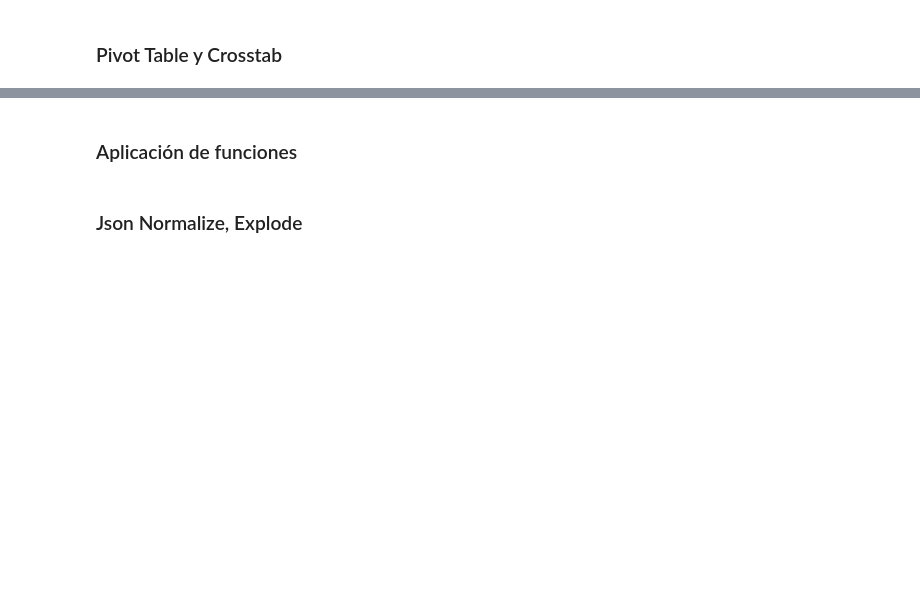
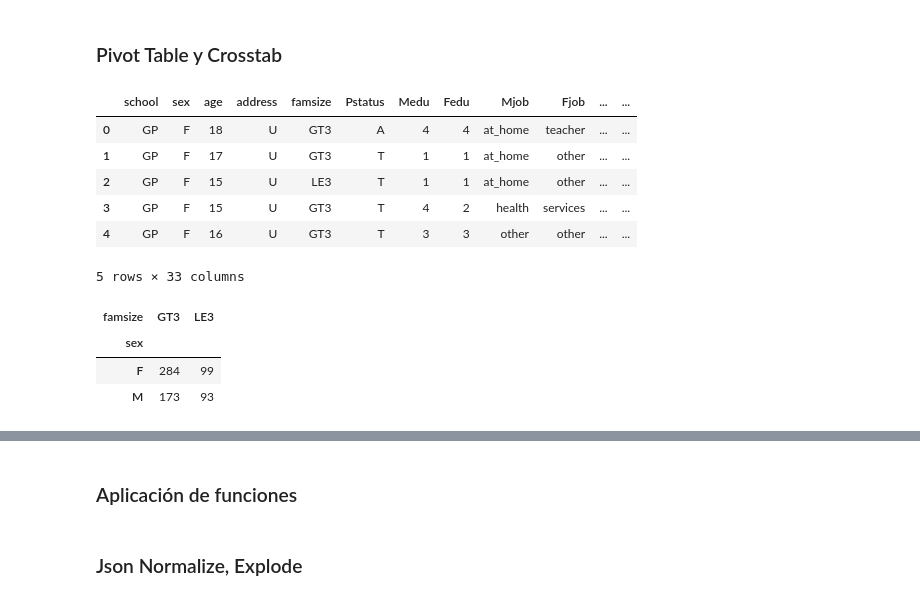
Before and after one commit to Ironhack-Data-Madrid-Abril-2021/Material_Clase, a Jupyter notebook: semana_2/2.1 - Pandas Deepdive.ipynb, the cells around one changed output, grey strips where cells are left out. Saved outputs shown, nothing was run; the diff lists cells and outputs as text; code cells hidden in the pictures; blank space fills up the shorter version.

```diff
--- a/semana_2/2.1 - Pandas Deepdive.ipynb
+++ b/semana_2/2.1 - Pandas Deepdive.ipynb
@@ -43,2 +548,21 @@ df.head()
 # %% [markdown]
 ### Pivot Table y Crosstab
+# %%
+df2=pd.read_csv('../data/student-por.csv', sep=';')
+
+df2.head()
+# %% [output]
+|  | school | sex | age | address | famsize | Pstatus | Medu | Fedu | Mjob | Fjob | ... | ... |
+| 0 | GP | F | 18 | U | GT3 | A | 4 | 4 | at_home | teacher | ... | ... |
+| 1 | GP | F | 17 | U | GT3 | T | 1 | 1 | at_home | other | ... | ... |
+| 2 | GP | F | 15 | U | LE3 | T | 1 | 1 | at_home | other | ... | ... |
+| 3 | GP | F | 15 | U | GT3 | T | 4 | 2 | health | services | ... | ... |
+| 4 | GP | F | 16 | U | GT3 | T | 3 | 3 | other | other | ... | ... |
+5 rows × 33 columns
+# %%
+pd.crosstab(index=df2.sex, columns=df2.famsize)  # cruce, el count
+# %% [output]
+| famsize | GT3 | LE3 |
+| sex |  |  |
+| F | 284 | 99 |
+| M | 173 | 93 |
```
Also changed, not shown: parts of 56 cells of this notebook.
